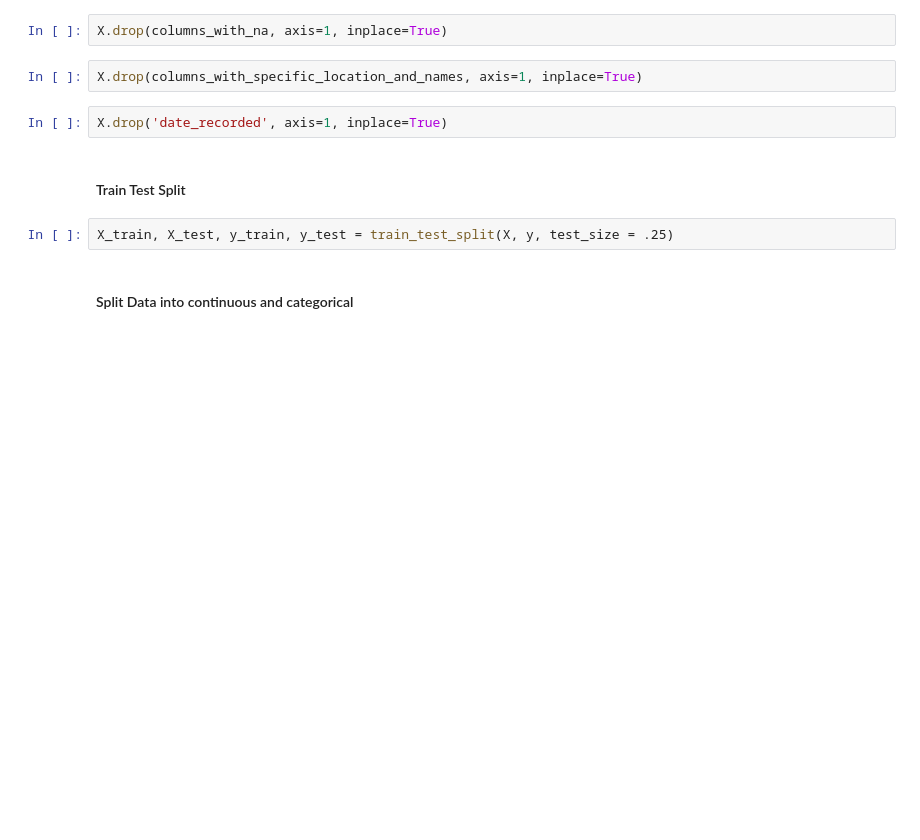
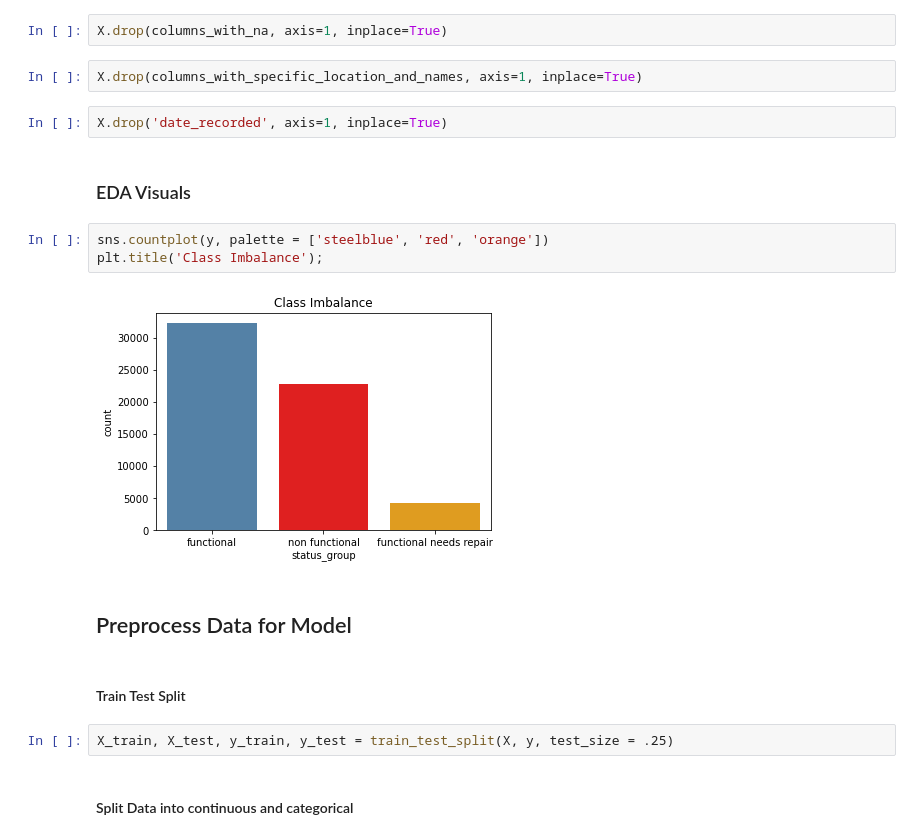
Before and after one commit to awyeh64/Tanzanian_Water_Well_Predictor, a Jupyter notebook: notebooks/exploratory/Sindhu_EDA.ipynb, the cells around one changed output. Drawn from its saved outputs; the diff is of its cells as text; blank space fills up the shorter version.

```diff
--- a/notebooks/exploratory/Sindhu_EDA.ipynb
+++ b/notebooks/exploratory/Sindhu_EDA.ipynb
@@ -76,6 +130,15 @@ X.drop(columns_with_na, axis=1, inplace=True)
 X.drop(columns_with_specific_location_and_names, axis=1, inplace=True)
 # %%
 X.drop('date_recorded', axis=1, inplace=True)
+# %% [markdown]
+### EDA Visuals
+# %%
+sns.countplot(y, palette = ['steelblue', 'red', 'orange'])
+plt.title('Class Imbalance');
+# %% [output]
+[figure, added]
+# %% [markdown]
+## Preprocess Data for Model
 # %% [markdown]
 #### Train Test Split
 # %%
```
Also changed, not shown: parts of 27 cells of this notebook, 9 other files.
